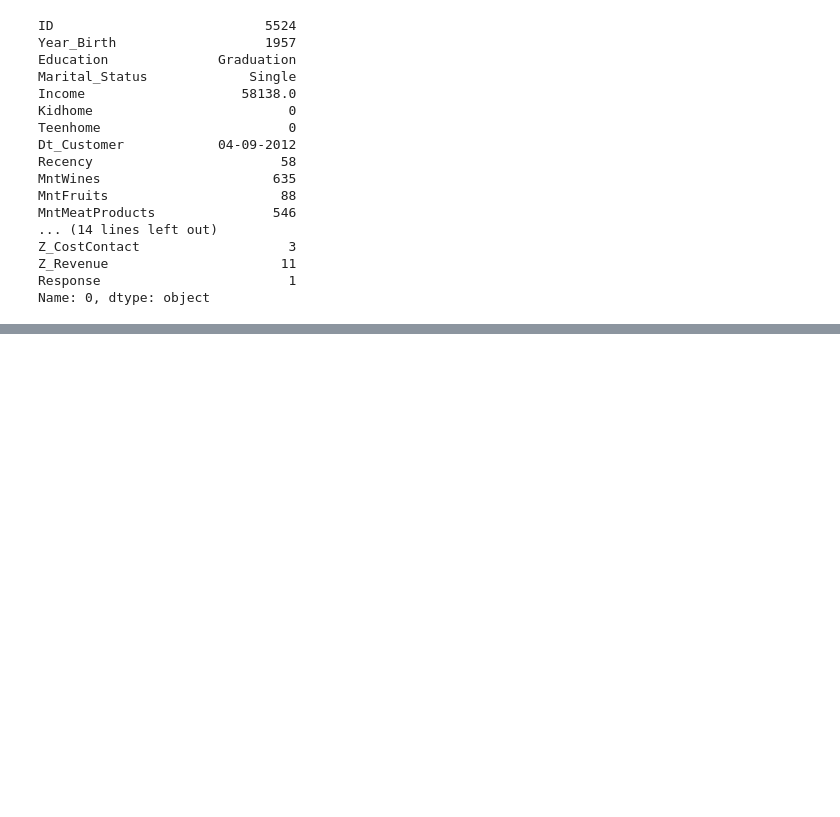
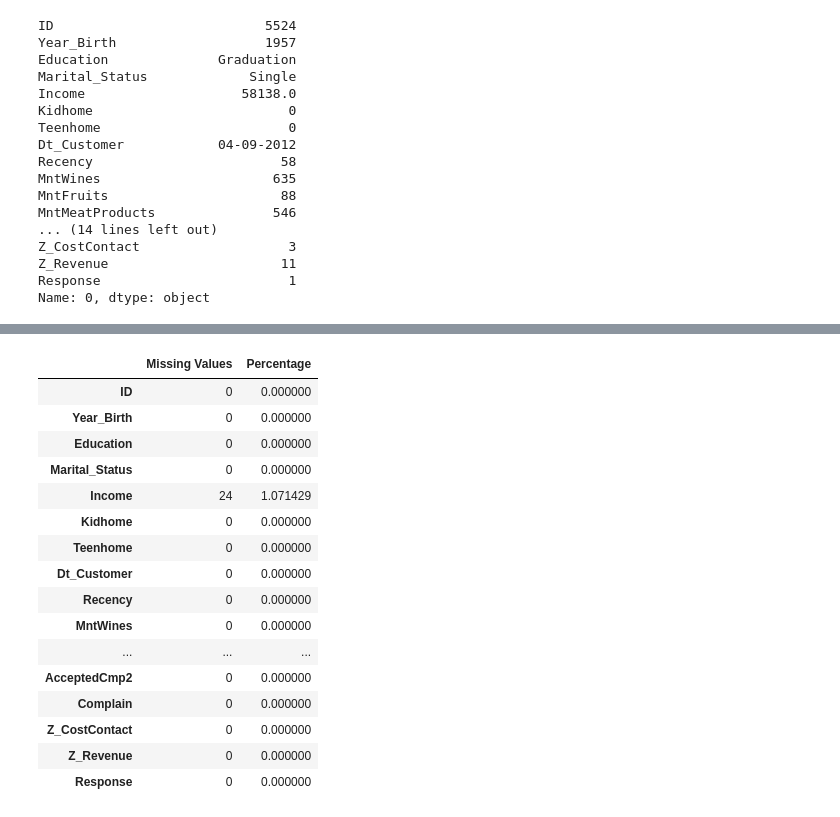
Before and after one commit to areej-fatima9/Customer-Personality-Analysis, a Jupyter notebook: notebooks/data_inspection.ipynb, the cells around one changed output, grey strips where cells are left out. Drawn from its saved outputs; the diff is of its cells as text; code cells hidden in the pictures; blank space fills up the shorter version.

```diff
--- a/notebooks/data_inspection.ipynb
+++ b/notebooks/data_inspection.ipynb
@@ -175,0 +227,26 @@ Name: 0, dtype: object
+# %%
+# Create a missing values summary table
+missing_report = pd.DataFrame({
+    "Missing Values": df.isnull().sum(),
+    "Percentage": (df.isnull().sum() / len(df)) * 100
+})
+
+missing_report
+# %% [output]
+|  | Missing Values | Percentage |
+| ID | 0 | 0.000000 |
+| Year_Birth | 0 | 0.000000 |
+| Education | 0 | 0.000000 |
+| Marital_Status | 0 | 0.000000 |
+| Income | 24 | 1.071429 |
+| Kidhome | 0 | 0.000000 |
+| Teenhome | 0 | 0.000000 |
+| Dt_Customer | 0 | 0.000000 |
+| Recency | 0 | 0.000000 |
+| MntWines | 0 | 0.000000 |
+| ... | ... | ... |
+| AcceptedCmp2 | 0 | 0.000000 |
+| Complain | 0 | 0.000000 |
+| Z_CostContact | 0 | 0.000000 |
+| Z_Revenue | 0 | 0.000000 |
+| Response | 0 | 0.000000 |
```
Also changed, not shown: parts of 30 cells of this notebook, 17 other files.
